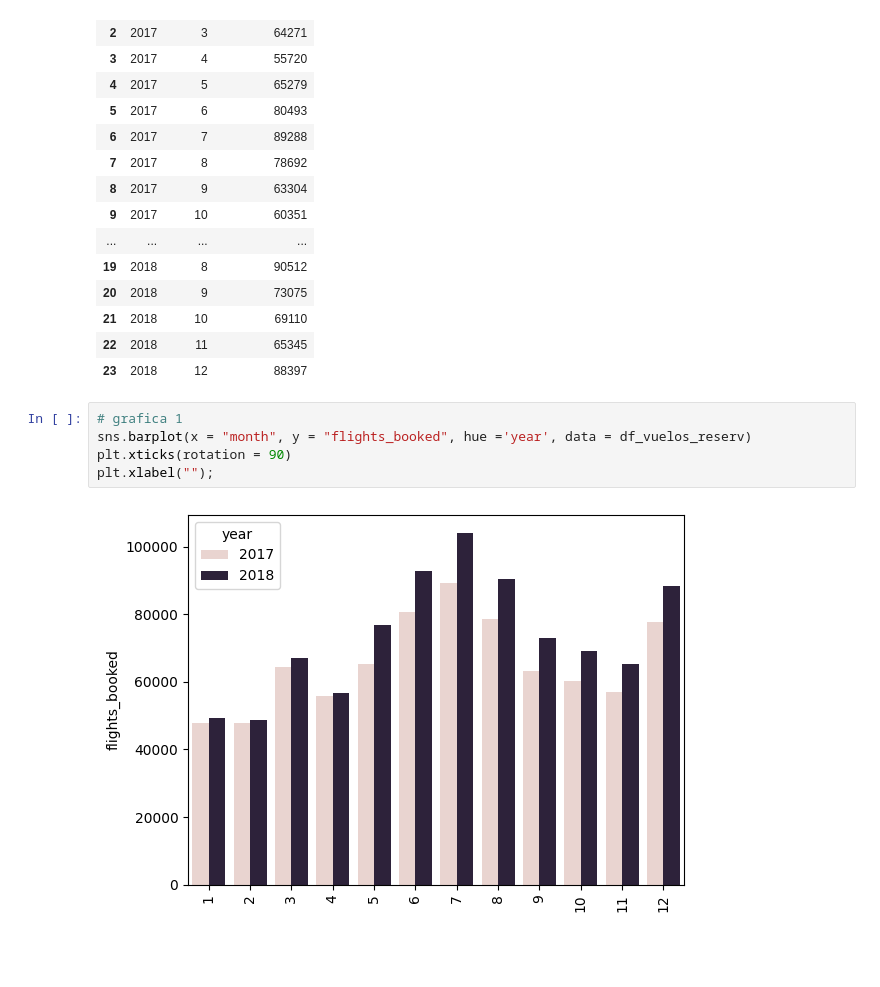
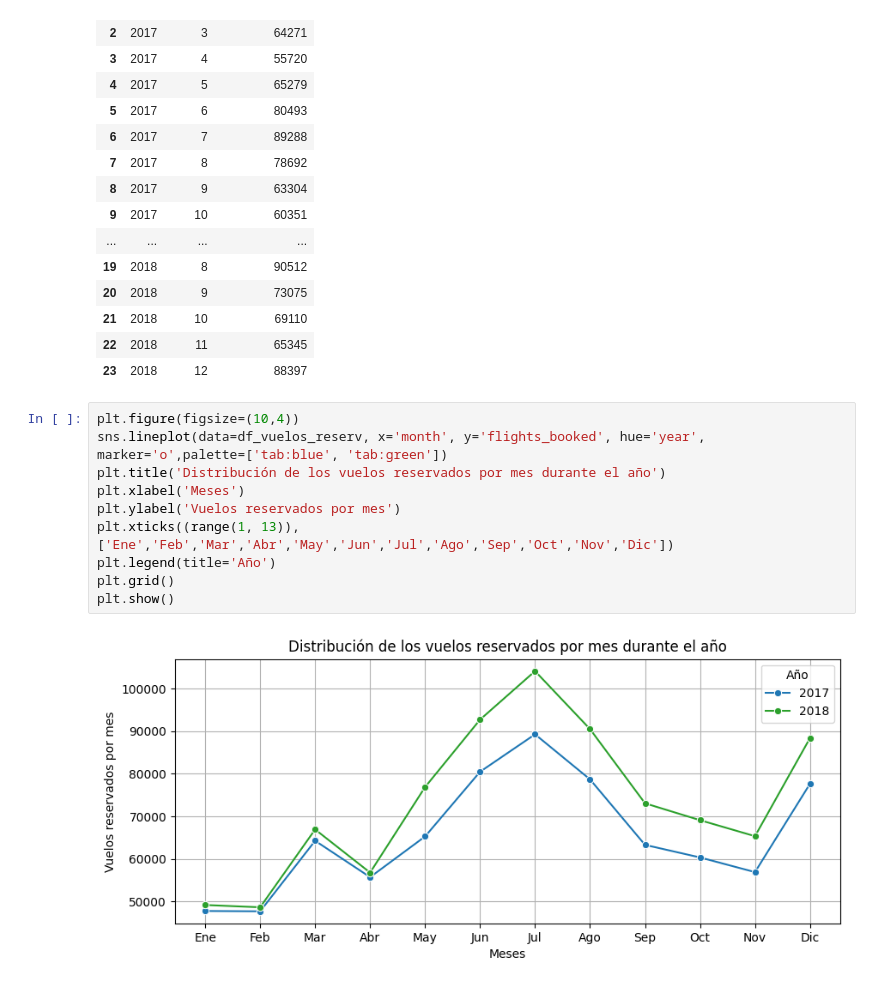
Before and after one commit to Adalab/bda-modulo-3-evaluacion-final-anitaromero25-bot, a Jupyter notebook: evaluacion_mod3_ana_romero_valderrama.ipynb, the cells around one changed output. Cells and saved outputs as stored; diff of their text form; blank space fills up the shorter version.

Commit message:
graficos de visualizacion

```diff
--- a/evaluacion_mod3_ana_romero_valderrama.ipynb
+++ b/evaluacion_mod3_ana_romero_valderrama.ipynb
@@ -757,10 +770,15 @@ df_vuelos_reserv
 | 21 | 2018 | 10 | 69110 |
 | 22 | 2018 | 11 | 65345 |
 | 23 | 2018 | 12 | 88397 |
-# %%
-# grafica 1
-sns.barplot(x = "month", y = "flights_booked", hue ='year', data = df_vuelos_reserv)
-plt.xticks(rotation = 90)
-plt.xlabel("");
-# %% [output]
-[figure, removed]
+# %%
+plt.figure(figsize=(10,4))
+sns.lineplot(data=df_vuelos_reserv, x='month', y='flights_booked', hue='year', marker='o',palette=['tab:blue', 'tab:green'])
+plt.title('Distribución de los vuelos reservados por mes durante el año')
+plt.xlabel('Meses')
+plt.ylabel('Vuelos reservados por mes')
+plt.xticks((range(1, 13)),['Ene','Feb','Mar','Abr','May','Jun','Jul','Ago','Sep','Oct','Nov','Dic'])
+plt.legend(title='Año')
+plt.grid()
+plt.show()
+# %% [output]
+[figure, added]
```
Also changed, not shown: parts of 9 cells of this notebook.
